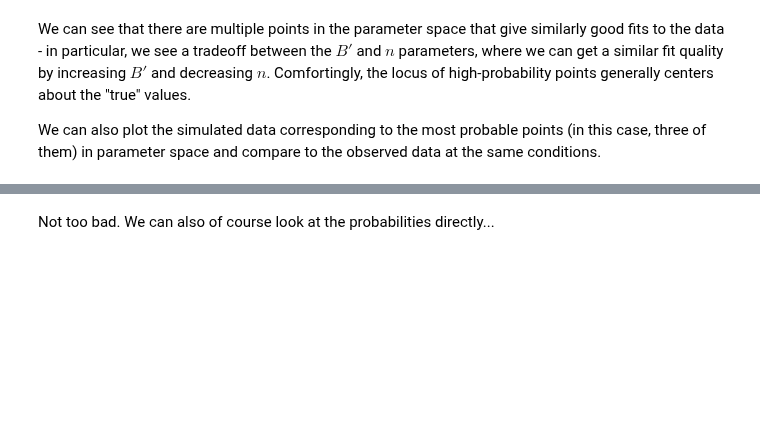
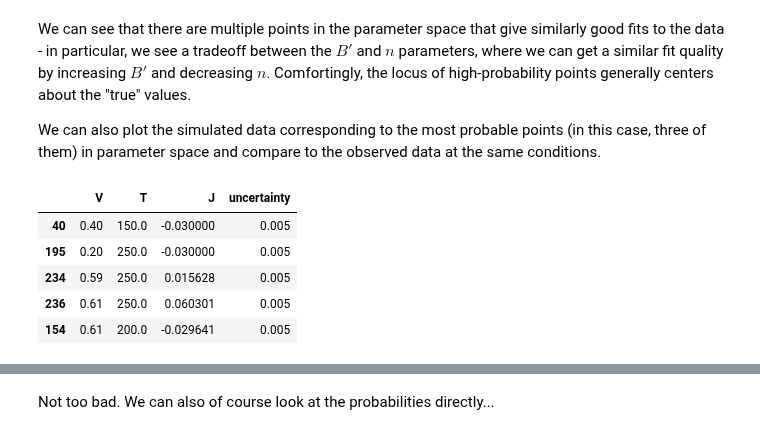
Before and after one commit to PV-Lab/bayesim, a Jupyter notebook: examples/diode/ideal_diode.ipynb, the cells around one changed output, grey strips where cells are left out. Drawn from its saved outputs; the diff is of its cells as text; code cells hidden in the pictures; blank space fills up the shorter version.

```diff
--- a/examples/diode/ideal_diode.ipynb
+++ b/examples/diode/ideal_diode.ipynb
@@ -309,3 +308,12 @@ m.visualize_probs(true_vals=params)
 We can see that there are multiple points in the parameter space that give similarly good fits to the data - in particular, we see a tradeoff between the $B'$ and $n$ parameters, where we can get a similar fit quality by increasing $B'$ and decreasing $n$. Comfortingly, the locus of high-probability points generally centers about the "true" values.
 
 We can also plot the simulated data corresponding to the most probable points (in this case, three of them) in parameter space and compare to the observed data at the same conditions.
+# %%
+m.obs_data.head()
+# %% [output]
+|  | V | T | J | uncertainty |
+| 40 | 0.40 | 150.0 | -0.030000 | 0.005 |
+| 195 | 0.20 | 250.0 | -0.030000 | 0.005 |
+| 234 | 0.59 | 250.0 | 0.015628 | 0.005 |
+| 236 | 0.61 | 250.0 | 0.060301 | 0.005 |
+| 154 | 0.61 | 200.0 | -0.029641 | 0.005 |
```
Also changed, not shown: parts of 24 cells of this notebook, 1 other file.
